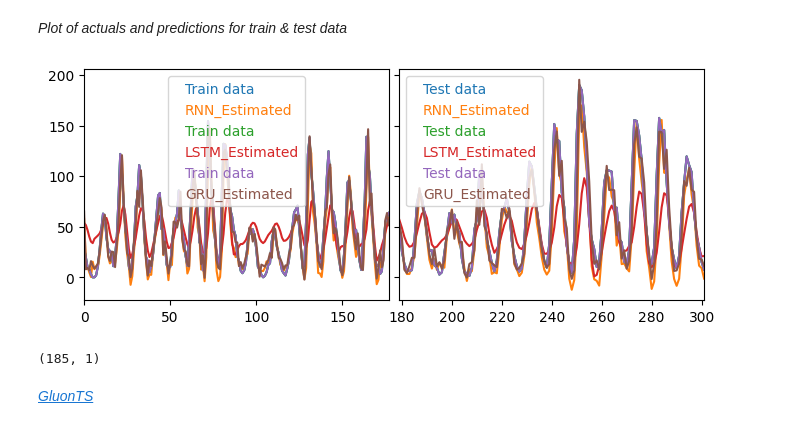
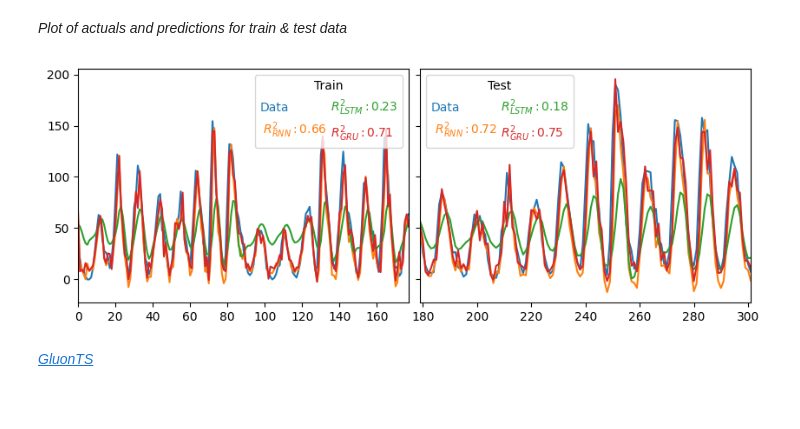
Before and after one commit to RezaSaadatyar/Deep-Learning-in-python, a Jupyter notebook: New folder/Code/App 1.ipynb, the cells around one changed output. Saved outputs shown, nothing was run; the diff lists cells and outputs as text; code cells hidden in the pictures; blank space fills up the shorter version.

```diff
--- a/New folder/Code/App 1.ipynb
+++ b/New folder/Code/App 1.ipynb
@@ -67,7 +67,7 @@ def sequences_data(data, x_steps=6, y_steps=2, train_size=0.7, nfeatures=1):
     dat_test = data.iloc[data_train.shape[0]-x_steps:,:]
     data_test = dat_test.values.reshape(-1,1)
     # !============================================== Step 2: Scaling ================================================
-    mod = MinMaxScaler(feature_range=(0, 1))
+    mod = preprocessing.MinMaxScaler(feature_range=(0, 1))
     data_train = mod.fit_transform(data_train)
     data_test = mod.transform(data_test)
     # !============================================== Step 3: Sequences ==============================================
@@ -95,21 +95,24 @@ def sequences_data(data, x_steps=6, y_steps=2, train_size=0.7, nfeatures=1):
     return x_train, y_train, x_test, y_test, mod
 
 # ============================================= Plot prediction ======================================================
-# def plot_prediction(data_train, data_test, pred_train, pred_test, mod):
+def plot_prediction(y_train, y_test, pred_train, pred_test, mod, axs, name=None):
 
-#     _, axs = plt.subplots(nrows=1, ncols=2, sharey='row', figsize=(8, 3))
-#     # axs[0].plot(data.iloc[0:pred_train.shape[0],:], label='Train data')
-#     axs[0].plot(data_train, label='Train data')
-#     axs[0].plot(data_train.index[:pred_train.shape[0]], mod.inverse_transform(pred_train[:,0].reshape(-1,1)), label='Estimate')
-#     axs[0].legend(fontsize=10, ncol=1, loc='best', labelcolor='linecolor', handlelength=0)
+    if name == "RNN":                                   # Plot the data only once
+        axs[0].plot(range(0, len(y_train)), mod.inverse_transform(y_train[:,0].reshape(-1,1)), label='Data')
+        axs[1].plot(range(len(y_train)+1, len(y_train)+len(y_test)+1), mod.inverse_transform(y_test[:,0].reshape(-1,1)), label='Data')
 
-#     axs[1].plot(data_test, label='Test data')
-#     axs[1].plot(data_test.index[:pred_test.shape[0]:], mod.inverse_transform(pred_test[:,0].reshape(-1,1)), label='Estimate')
-#     axs[1].legend(fontsize=10, ncol=1, loc='best', labelcolor='linecolor', handlelength=0)
+    r2_tr = metrics.r2_score(y_train, pred_train)
+    r2_te = metrics.r2_score(y_test, pred_test)
+    axs[0].plot(range(0, len(y_train)), mod.inverse_transform(pred_train[:,0].reshape(-1,1)),
+                label=f' $R^2_{{{name}}}:${np.round(r2_tr, 2)}')
+    axs[0].legend(fontsize=10, ncol=2, loc='best', labelcolor='linecolor', handlelength=0, handletextpad=0, columnspacing=0, title='Train')
 
-#     axs[0].autoscale(enable=True, axis="x",tight=True)
-#     axs[1].autoscale(enable=True, axis="x",tight=True)
-#     plt.subplots_adjust(wspace=0.04, hspace=0.2)
+    axs[1].plot(range(len(y_train)+1, len(y_train)+len(y_test)+1), mod.inverse_transform(pred_test[:,0].reshape(-1,1)),
+                label=f' $R^2_{{{name}}}:${np.round(r2_te, 2)}')
+    axs[1].legend(fontsize=10, ncol=2, loc='best', labelcolor='linecolor', handlelength=0, handletextpad=0, columnspacing=0, title='Test')
+    axs[0].autoscale(enable=True, axis="x",tight=True)
+    axs[1].autoscale(enable=True, axis="x",tight=True)
+    plt.subplots_adjust(wspace=0.035, hspace=0.2)
 
 # ====================================== Plot loss for train & test ==================================================
 def plot_loss(train_model, axs, title=None):
@@ -162,7 +165,8 @@ axs.autoscale(enable=True, axis="x",tight=True)
 # %%
 x_steps = 6
 y_steps = 2
-x_train, y_train, x_test, y_test, data_train, data_test, mod = sequences_data(data, x_steps, y_steps, .6train_size=0, nfeatures=1)
+train_size = 0.6
+x_train, y_train, x_test, y_test, mod = sequences_data(data, x_steps, y_steps, train_size=0.6, nfeatures=1)
 # %% [markdown]
 *Step 3: Creating the Simple [RNN](https://www.tensorflow.org/api_docs/python/tf/keras/layers/SimpleRNN) Model using:*<br/>
 [Sequential model](https://keras.io/guides/sequential_model/)<br/>
@@ -356,9 +360,9 @@ plot_loss(gru_train_model, axs[2], title="GRU")
 # %% [markdown]
 *Plot of actuals and predictions for train & test data*
 # %%
-_, axs = plt.subplots(nrows=1, ncols=2, sharey='row', figsize=(8, 3))
-plot_prediction(y_train, y_test, rnn_pred_train, rnn_pred_test, mod, axs, title='RNN_Estimated')
-plot_prediction(y_train, y_test, lstm_pred_train, lstm_pred_test, mod, axs, title='LSTM_Estimated')
-plot_prediction(y_train, y_test, gru_pred_train, gru_pred_test, mod, axs, title='GRU_Estimated')
+_, axs = plt.subplots(nrows=1, ncols=2, sharey='row', figsize=(10, 3.5))
+plot_prediction(y_train, y_test, rnn_pred_train, rnn_pred_test, mod, axs, name='RNN')
+plot_prediction(y_train, y_test, lstm_pred_train, lstm_pred_test, mod, axs, name='LSTM')
+plot_prediction(y_train, y_test, gru_pred_train, gru_pred_test, mod, axs, name='GRU')
 # %% [output]
-[figure, old version]
+[figure, new version]
@@ -381,4 +368,0 @@ def plot_prediction(y_train, y_test, pred_train, pred_test, mod, axs, title=None
-# %%
-data_train.shape
-# %% [output]
-(185, 1)
```
Also changed, not shown: parts of 4 cells of this notebook.
